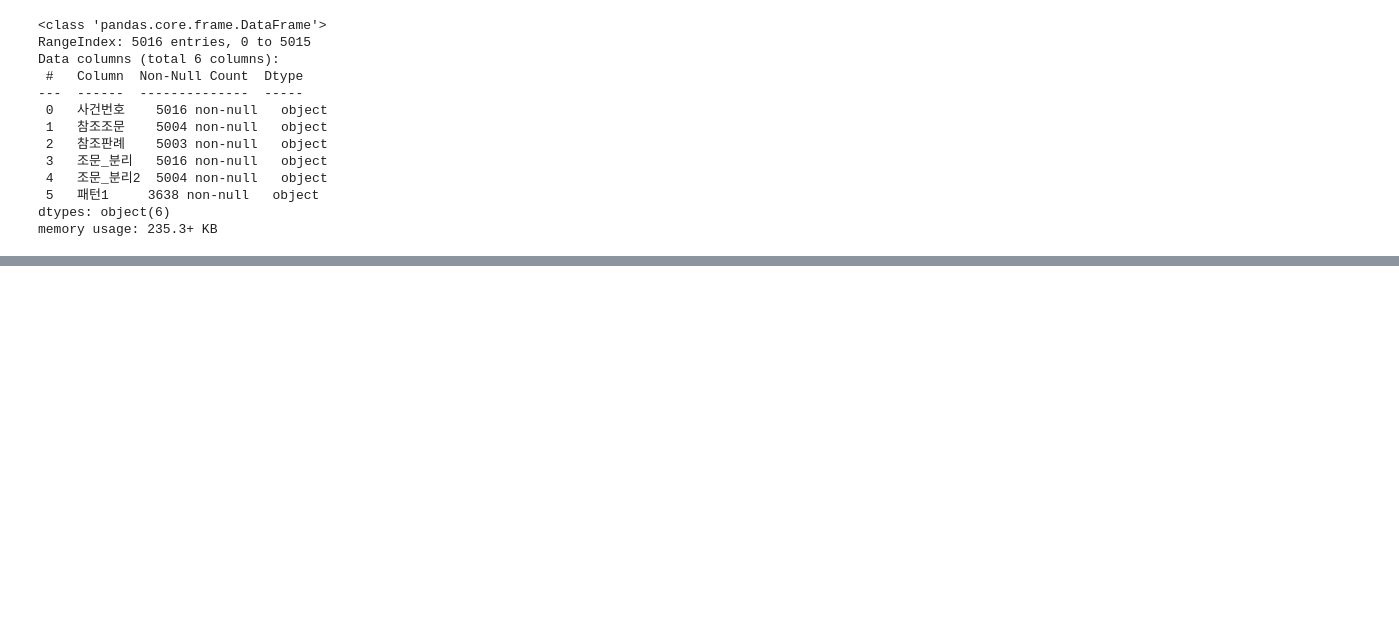
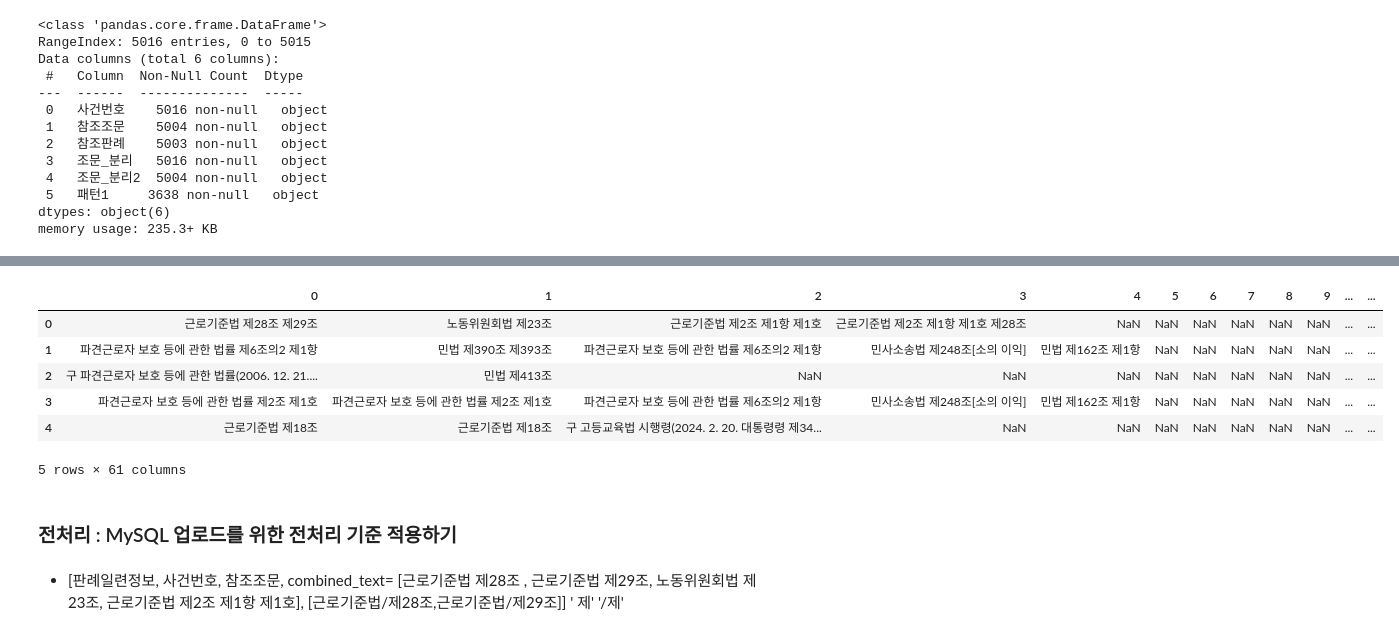
Before and after one commit to sesac-NoF/NoF, a Jupyter notebook: Labor_precedent_EDA/13_Labor_Real_refByComma.ipynb, the cells around one changed output, grey strips where cells are left out. Saved outputs shown, nothing was run; the diff lists cells and outputs as text; code cells hidden in the pictures; blank space fills up the shorter version.

```diff
--- a/Labor_precedent_EDA/13_Labor_Real_refByComma.ipynb
+++ b/Labor_precedent_EDA/13_Labor_Real_refByComma.ipynb
@@ -74,0 +54,2 @@ data2
+# %%
+data['조문_분리2']=data['조문_분리2'].fillna('')
@@ -96,2 +529,0 @@ memory usage: 235.3+ KB
-# %%
-data['조문_분리2']=data['조문_분리2'].fillna('없음')
@@ -169,0 +744,2 @@ selected_columns
+# %%
+result_data3_gana1 = result_data3_gana.copy()
@@ -169,0 +749,37 @@ selected_columns
+# %%
+import pandas as pd
+import numpy as np
+import re
+
+def combine_text_columns(result_data3_gana1):
+    """
+    데이터프레임의 각 행의 열 값을 하나로 통합하고, 각 열의 값은 슬래시('/')로 구분하여 결합합니다.
+    2칸 이상의 띄어쓰기는 1칸으로 줄이고, 결과 문자열은 앞에 공백이 없도록 처리합니다.
+
+    Parameters:
+    data (pd.DataFrame): 텍스트를 처리할 데이터프레임
+
+    Returns:
+    pd.DataFrame: 'combined_text' 열에 각 행의 모든 열 값이 통합된 데이터프레임
+    """
+    # 각 행의 모든 열 값을 슬래시로 구분하여 결합하고 'combined_text'라는 새 열에 저장
+    result_data3_gana1['combined_text'] = result_data3_gana1.apply(lambda row: '/'.join(
+        str(cell).strip() for cell in row if pd.notna(cell) and cell != ''), axis=1)
+
+    # 2칸 이상의 공백을 1칸으로 줄이고, 앞쪽 공백을 제거
+    result_data3_gana1['combined_text'] = result_data3_gana1['combined_text'].apply(lambda x: re.sub(r'\s{2,}', ' ', x).strip())
+
+    return result_data3_gana1
+
+# # 예시 데이터프레임 생성 (작은 크기의 데이터프레임으로 예시)
+# data = pd.DataFrame({
+#     'col1': ['  텍스트1  ', None, '텍스트3'],
+#     'col2': ['텍스트2', '  텍스트4  ', None],
+#     'col3': [None, '텍스트5   ', '텍스트6']
+# })
+
+# 함수 사용
+result_data3_gana1 = combine_text_columns(result_data3_gana1)
+
+# 결과 출력
+print(result_data3_gana1[['combined_text']])
@@ -187,0 +803,14 @@ selected_columns2
+# %%
+result_data3_gana1.head()
+# %% [output]
+|  | 0 | 1 | 2 | 3 | 4 | 5 | 6 | 7 | 8 | 9 | ... | ... |
+| 0 | 근로기준법 제28조 제29조 | 노동위원회법 제23조 | 근로기준법 제2조 제1항 제1호 | 근로기준법 제2조 제1항 제1호 제28조 | NaN | NaN | NaN | NaN | NaN | NaN | ... | ... |
+| 1 | 파견근로자 보호 등에 관한 법률 제6조의2 제1항 | 민법 제390조 제393조 | 파견근로자 보호 등에 관한 법률 제6조의2 제1항 | 민사소송법 제248조[소의 이익] | 민법 제162조 제1항 | NaN | NaN | NaN | NaN | NaN | ... | ... |
+| 2 | 구 파견근로자 보호 등에 관한 법률(2006. 12. 21.... | 민법 제413조 | NaN | NaN | NaN | NaN | NaN | NaN | NaN | NaN | ... | ... |
+| 3 | 파견근로자 보호 등에 관한 법률 제2조 제1호 | 파견근로자 보호 등에 관한 법률 제2조 제1호 | 파견근로자 보호 등에 관한 법률 제6조의2 제1항 | 민사소송법 제248조[소의 이익] | 민법 제162조 제1항 | NaN | NaN | NaN | NaN | NaN | ... | ... |
+| 4 | 근로기준법 제18조 | 근로기준법 제18조 | 구 고등교육법 시행령(2024. 2. 20. 대통령령 제34... | NaN | NaN | NaN | NaN | NaN | NaN | NaN | ... | ... |
+5 rows × 61 columns
+# %% [markdown]
+### 전처리 : MySQL 업로드를 위한 전처리 기준 적용하기
+# %% [markdown]
+* [판례일련정보, 사건번호, 참조조문, combined_text= [근로기준법 제28조 , 근로기준법 제29조, 노동위원회법 제23조, 근로기준법 제2조 제1항 제1호], [근로기준법/제28조,근로기준법/제29조]] ' 제' '/제'
```
Also changed, not shown: parts of 42 cells of this notebook.
